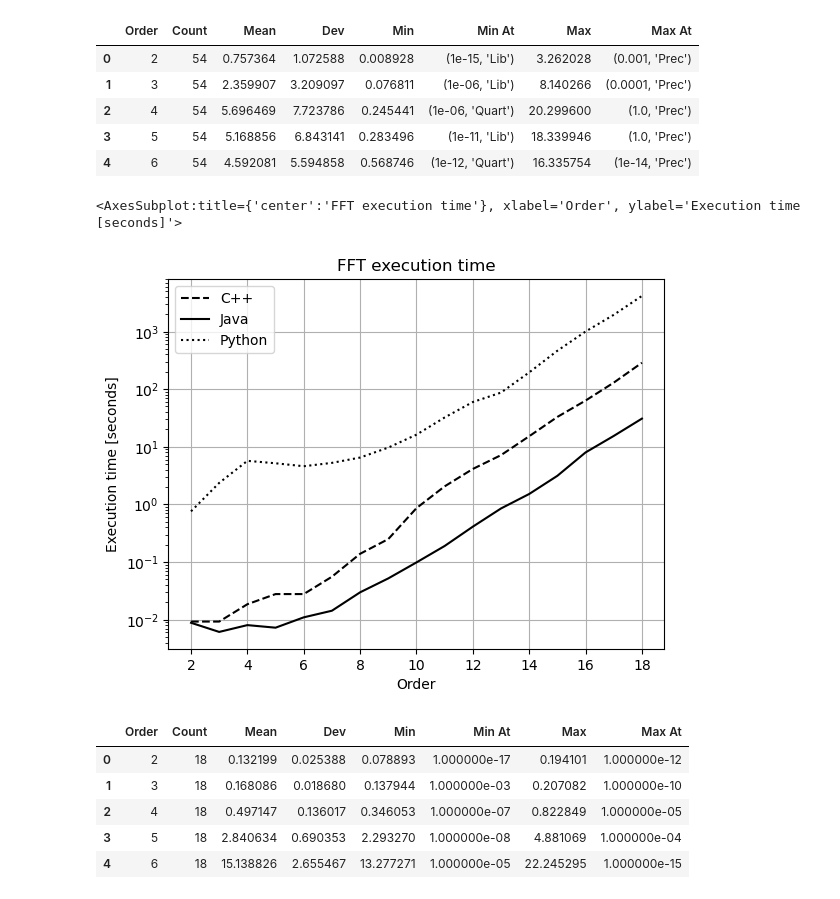
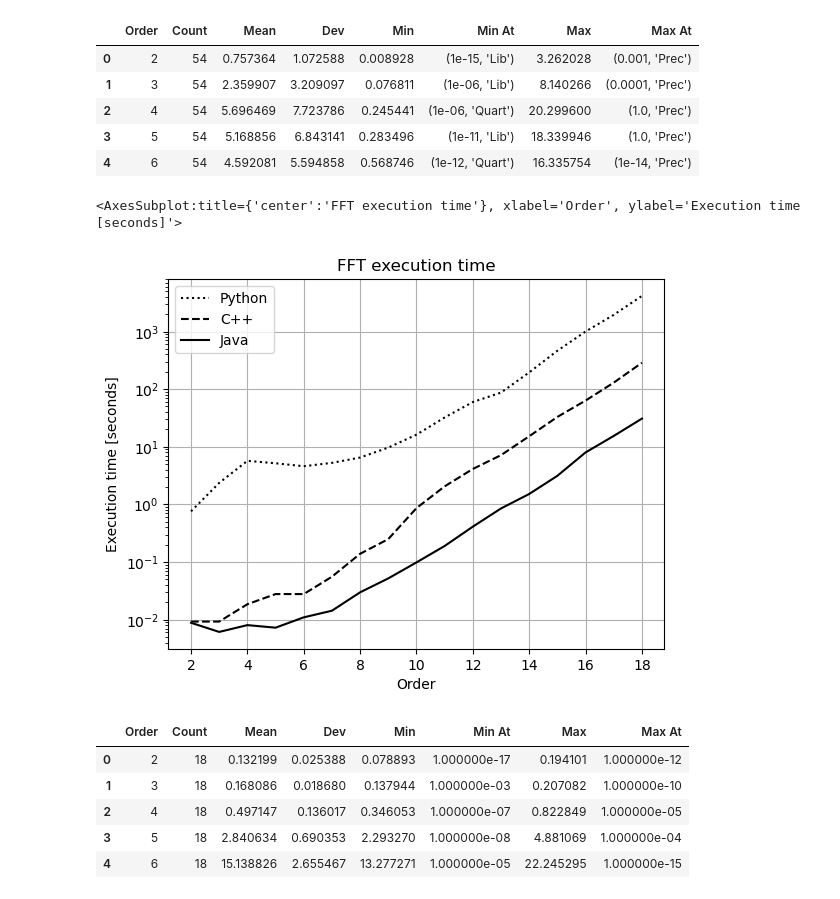
Before and after one commit to Chengpu0707/VarianceArithmetic, a Jupyter notebook: IPyNb/ExeTime.ipynb, the cells around one changed output. Drawn from its saved outputs; the diff is of its cells as text; code cells hidden in the pictures.

```diff
--- a/IPyNb/ExeTime.ipynb
+++ b/IPyNb/ExeTime.ipynb
@@ -33,13 +33,13 @@ dfP.head()
 | 3 | 5 | 54 | 5.168856 | 6.843141 | 0.283496 | (1e-11, 'Lib') | 18.339946 | (1.0, 'Prec') |
 | 4 | 6 | 54 | 4.592081 | 5.594858 | 0.568746 | (1e-12, 'Quart') | 16.335754 | (1e-14, 'Prec') |
 # %%
-ax = dfC.plot(x='Order', y='Mean', label='C++', style='k--')
-dfJ.plot(ax=ax, x='Order', y='Mean', label='Java', style='k-')
-dfP.plot(ax=ax, x='Order', y='Mean', label='Python', style='k:', grid=True,
+ax = dfP.plot(x='Order', y='Mean', label='Python', style='k:')
+dfC.plot(ax=ax, x='Order', y='Mean', label='C++', style='k--')
+dfJ.plot(ax=ax, x='Order', y='Mean', label='Java', style='k-', grid=True,
          ylabel='Execution time [seconds]', logy=True, title='FFT execution time')
 # %% [output]
 <AxesSubplot:title={'center':'FFT execution time'}, xlabel='Order', ylabel='Execution time [seconds]'>
-[figure, old version]
+[figure, new version]
 # %%
 dfM = pd.read_csv("../Python/Output/testAdjugate.log.txt", sep='\t')
 dfM.head()
```
